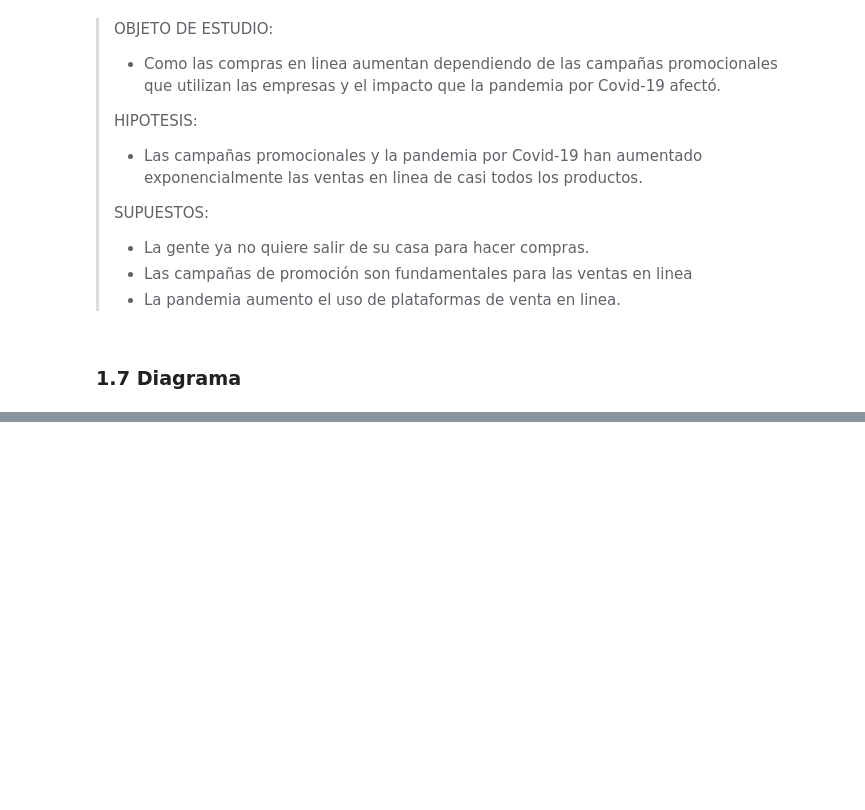
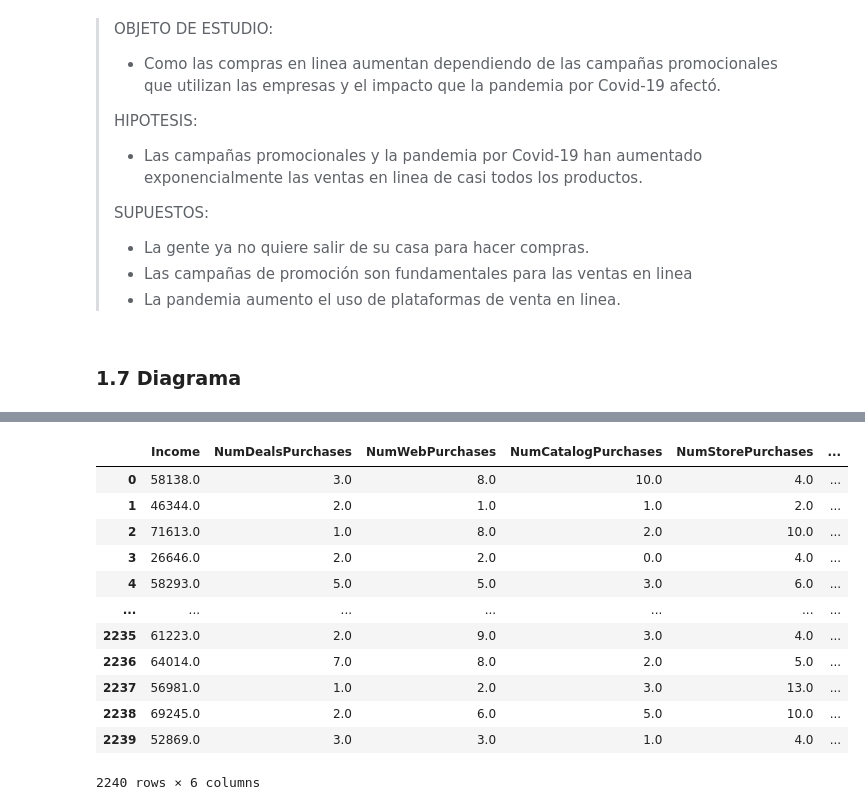
Before and after one commit to berlinpreciado21/ProyectoSimFin_CCorrales_BIPreciado_MVerea, a Jupyter notebook: PE1_BIPE_CCC_MV.ipynb, the cells around one changed output, grey strips where cells are left out. Saved outputs shown, nothing was run; the diff lists cells and outputs as text; code cells hidden in the pictures; blank space fills up the shorter version.

```diff
--- a/PE1_BIPE_CCC_MV.ipynb
+++ b/PE1_BIPE_CCC_MV.ipynb
@@ -59,0 +170,19 @@
+# %%
+datan=data.drop(['ID','Year_Birth', 'Education', 'Marital_Status','Dt_Customer', 'Recency','MntWines', 'MntFruits',
+       'MntMeatProducts', 'MntFishProducts', 'MntSweetProducts',
+       'MntGoldProds'],axis=1)
+datan
+# %% [output]
+|  | Income | NumDealsPurchases | NumWebPurchases | NumCatalogPurchases | NumStorePurchases | ... |
+| 0 | 58138.0 | 3.0 | 8.0 | 10.0 | 4.0 | ... |
+| 1 | 46344.0 | 2.0 | 1.0 | 1.0 | 2.0 | ... |
+| 2 | 71613.0 | 1.0 | 8.0 | 2.0 | 10.0 | ... |
+| 3 | 26646.0 | 2.0 | 2.0 | 0.0 | 4.0 | ... |
+| 4 | 58293.0 | 5.0 | 5.0 | 3.0 | 6.0 | ... |
+| ... | ... | ... | ... | ... | ... | ... |
+| 2235 | 61223.0 | 2.0 | 9.0 | 3.0 | 4.0 | ... |
+| 2236 | 64014.0 | 7.0 | 8.0 | 2.0 | 5.0 | ... |
+| 2237 | 56981.0 | 1.0 | 2.0 | 3.0 | 13.0 | ... |
+| 2238 | 69245.0 | 2.0 | 6.0 | 5.0 | 10.0 | ... |
+| 2239 | 52869.0 | 3.0 | 3.0 | 1.0 | 4.0 | ... |
+2240 rows × 6 columns
```
Also changed, not shown: parts of 6 cells of this notebook.
